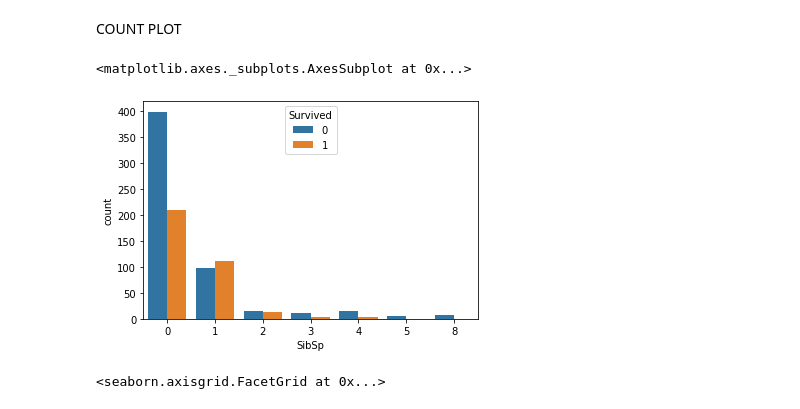
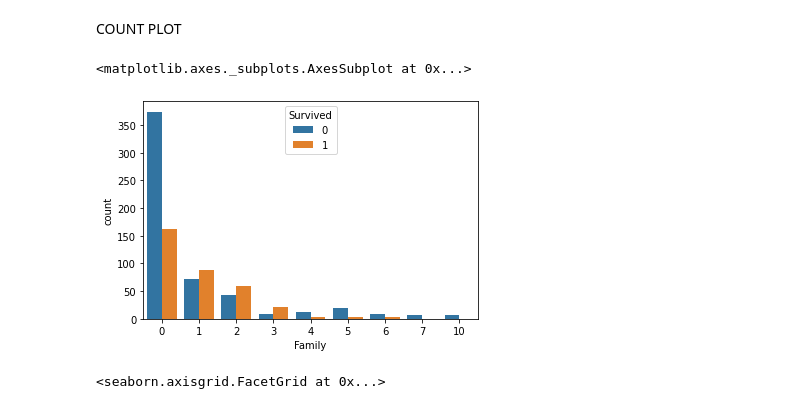
Before and after one commit to EmilyB78/Java-appointment-scheduling-application, a Jupyter notebook: Titanic_Survivor_Data_Analysis.ipynb, the cells around one changed output. Drawn from its saved outputs; the diff is of its cells as text; code cells hidden in the pictures.

```diff
--- a/Titanic_Survivor_Data_Analysis.ipynb
+++ b/Titanic_Survivor_Data_Analysis.ipynb
@@ -71,11 +71,15 @@ sns.factorplot(x='Sex', y='Survived', hue='Pclass', data=survivor_data, kind='ba
 [figure]
 # %% [markdown]
 COUNT PLOT
-# %%
-sns.countplot(x='SibSp',data=survivor_data, hue= 'Survived' )
-# %% [output]
-<matplotlib.axes._subplots.AxesSubplot at 0x...>
-[figure, removed]
+# %%
+companion_merge = survivor_data['Family'] = survivor_data['SibSp'] + survivor_data['Parch']
+
+
+# run chart using combined category to assess everyone who was not traveling alone.
+sns.countplot(x='Family',data=survivor_data, hue= 'Survived' )
+# %% [output]
+<matplotlib.axes._subplots.AxesSubplot at 0x...>
+[figure, added]
 # %%
 sns.factorplot(x='Survived', y='Age', hue='Sex', data=survivor_data, kind='bar')
 # %% [output]
```
Also changed, not shown: parts of 1 cell of this notebook.
